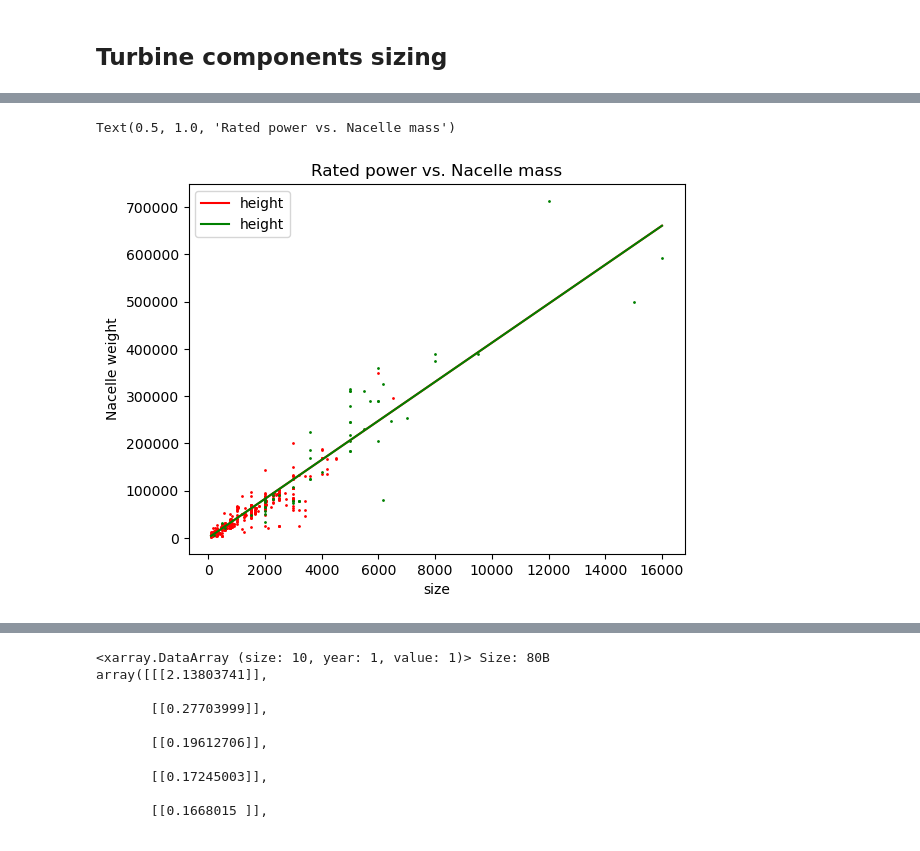
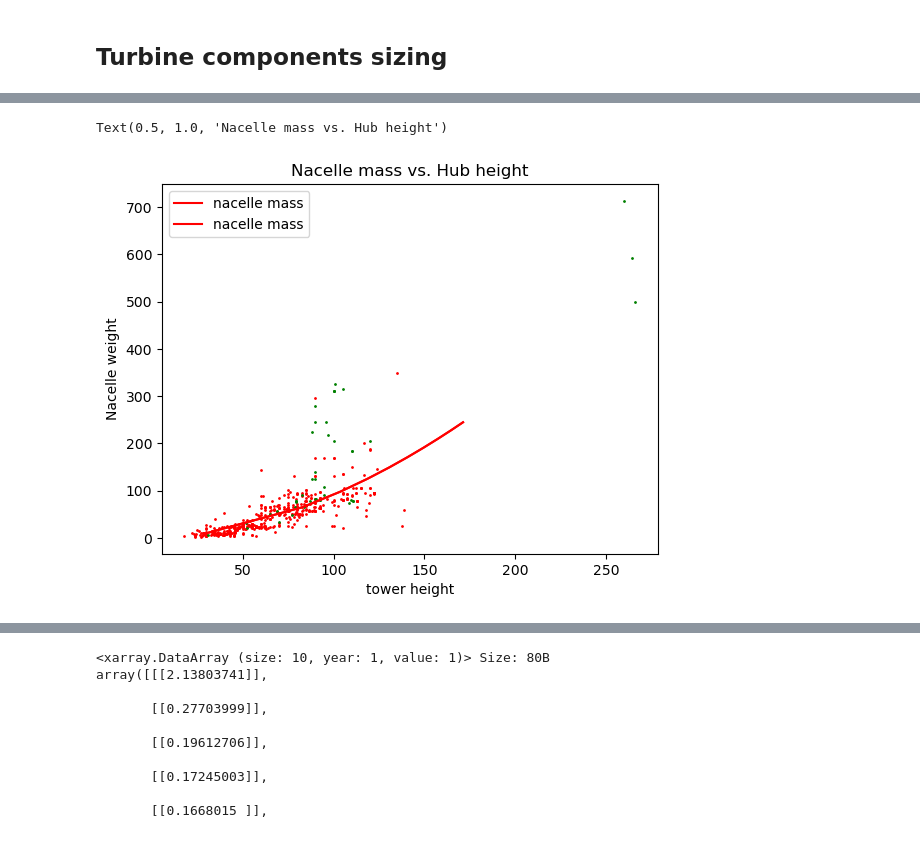
Before and after one commit to Laboratory-for-Energy-Systems-Analysis/windisch, a Jupyter notebook: dev/sizing.ipynb, the cells around one changed output, grey strips where cells are left out. Saved outputs shown, nothing was run; the diff lists cells and outputs as text; code cells hidden in the pictures.

```diff
--- a/dev/sizing.ipynb
+++ b/dev/sizing.ipynb
@@ -143,35 +92,36 @@ Text(0.5, 1.0, 'Rotor diameter vs. Hub height')
 # %%
 fp = "extra data/Turbines_20230629.xlsx"
 data = pd.read_excel(fp, sheet_name="Turbines")
 data = data.iloc[1:]
 data.replace("#ND", np.nan, inplace=True)
 data.dropna(subset="Nacelle weight", inplace=True)
-data["Nacelle weight"] *= 1000
+
+data["hub height"] = data[["Minimum hub height", "Maximum hub height"]].mean(axis=1)
 
 
-ax = data.loc[data["Offshore"]=="No"].plot.scatter(x="Rated power", y="Nacelle weight", s=1, c='r')
+ax = data.loc[data["Offshore"]=="No"].plot.scatter(x="hub height", y="Nacelle weight", s=1, c='r')
 wt.array.sel(
-    parameter="nacelle mass",
+    parameter=["nacelle mass", "tower height"],
     application="onshore",
     year=2020,
     value=0
-).to_dataframe("height").reset_index().plot(
-    kind='line', x='size', y='height', ax=ax, color="r"
+).to_dataframe("val").reset_index().pivot(index="size", columns="parameter", values="val").reset_index().plot(
+    kind='line', x='tower height', y='nacelle mass', ax=ax, color="r"
 )
 
-ax = data.loc[data["Offshore"]=="Yes"].plot.scatter(x="Rated power", y="Nacelle weight", s=1, c='g', ax=ax)
+ax = data.loc[data["Offshore"]=="Yes"].plot.scatter(x="hub height", y="Nacelle weight", s=1, c='g', ax=ax)
 wt.array.sel(
-    parameter="nacelle mass",
+    parameter=["nacelle mass", "tower height"],
     application="offshore",
     year=2020,
     value=0
-).to_dataframe("height").reset_index().plot(
-    kind='line', x='size', y='height', ax=ax, color="g"
+).to_dataframe("val").reset_index().pivot(index="size", columns="parameter", values="val").reset_index().plot(
+    kind='line', x='tower height', y='nacelle mass', ax=ax, color="r"
 )
-ax.set_title("Rated power vs. Nacelle mass")
+ax.set_title("Nacelle mass vs. Hub height")
 # %% [output]
-Text(0.5, 1.0, 'Rated power vs. Nacelle mass')
+Text(0.5, 1.0, 'Nacelle mass vs. Hub height')
-[figure, old version]
+[figure, new version]
 # %%
 fp = "extra data/Turbines_20230629.xlsx"
 data = pd.read_excel(fp, sheet_name="Turbines")
```
Also changed, not shown: parts of 11 cells of this notebook, 5 other files.
